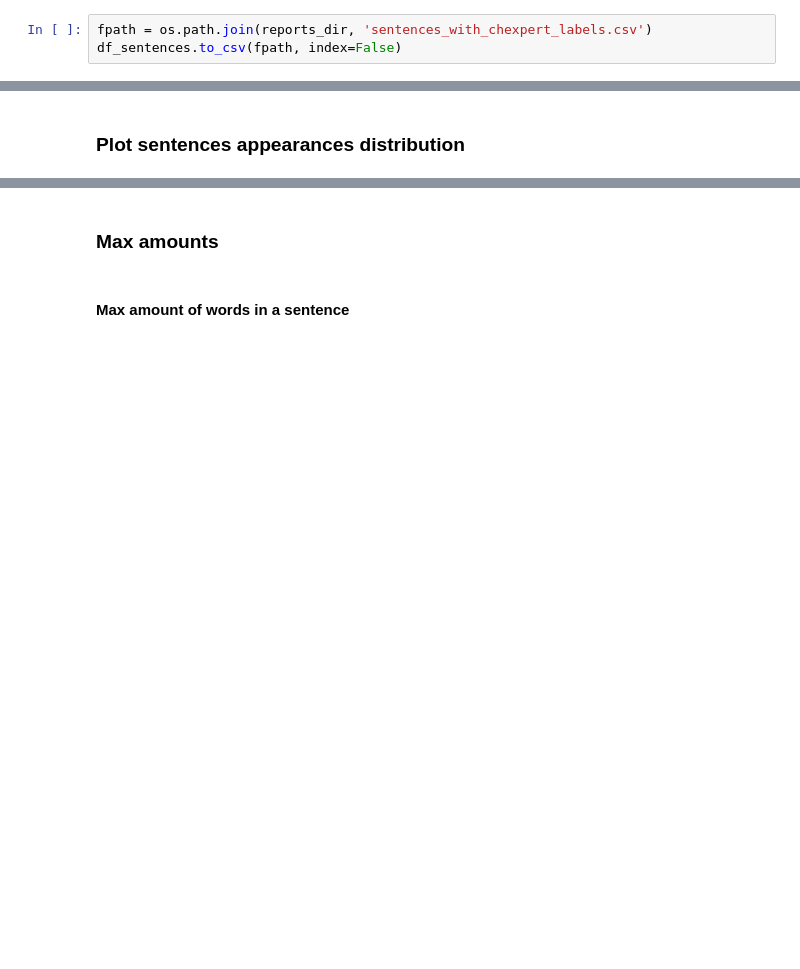
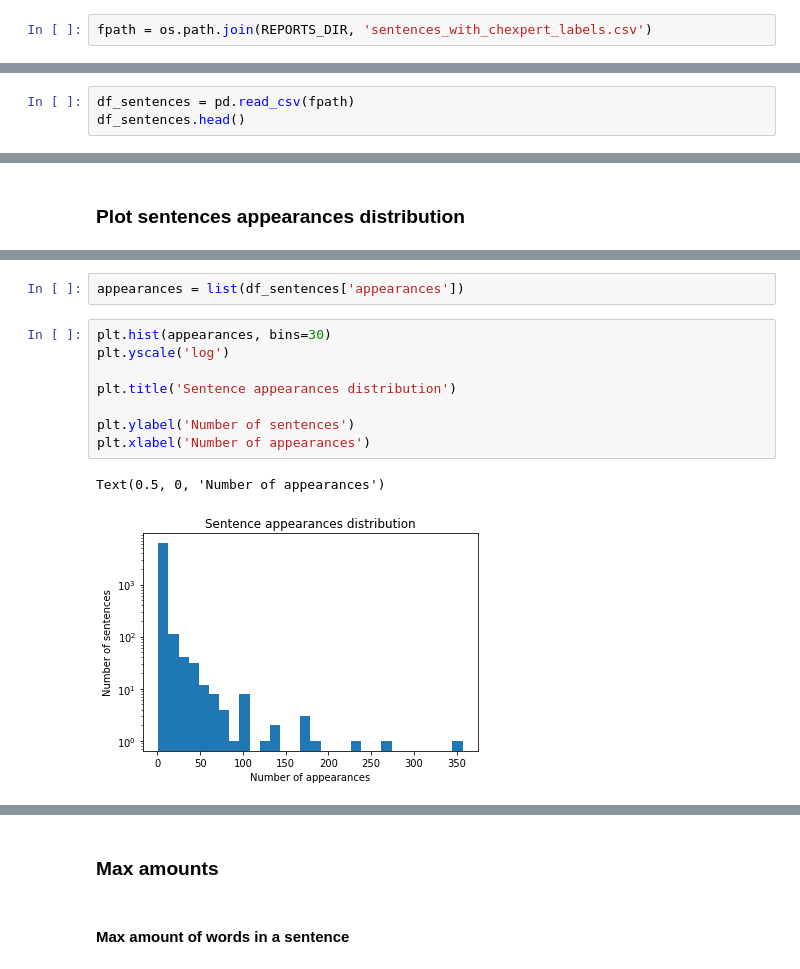
Before and after one commit to pdpino/medical-ai, a Jupyter notebook: medai/datasets/notebooks/iu_xray.ipynb, the cells around one changed output, grey strips where cells are left out. Saved outputs shown, nothing was run; the diff lists cells and outputs as text; blank space fills up the shorter version.

```diff
--- a/medai/datasets/notebooks/iu_xray.ipynb
+++ b/medai/datasets/notebooks/iu_xray.ipynb
@@ -686,5 +689,4 @@ df_sentences.head()
 | 3 | there are no xxxx of a pleural ef... | 3 | 1.0 | 0.0 | 0.0 | 0.0 | 0.0 | ... |
 | 4 | there is no evidence of pneumotho... | 23 | 1.0 | 0.0 | 0.0 | 0.0 | 0.0 | ... |
 # %%
-fpath = os.path.join(reports_dir, 'sentences_with_chexpert_labels.csv')
-df_sentences.to_csv(fpath, index=False)
+fpath = os.path.join(REPORTS_DIR, 'sentences_with_chexpert_labels.csv')
@@ -690,0 +695,3 @@ df_sentences.to_csv(fpath, index=False)
+# %%
+df_sentences = pd.read_csv(fpath)
+df_sentences.head()
@@ -741,3 +795,16 @@ values = [t[1] for t in l]
+# %%
+appearances = list(df_sentences['appearances'])
+# %%
+plt.hist(appearances, bins=30)
+plt.yscale('log')
+
+plt.title('Sentence appearances distribution')
+
+plt.ylabel('Number of sentences')
+plt.xlabel('Number of appearances')
+# %% [output]
+Text(0.5, 0, 'Number of appearances')
+[figure, added]
 # %%
 plt.bar(list(range(len(values))), values)
 # %% [output]
```
Also changed, not shown: parts of 27 cells of this notebook, 12 other files.
